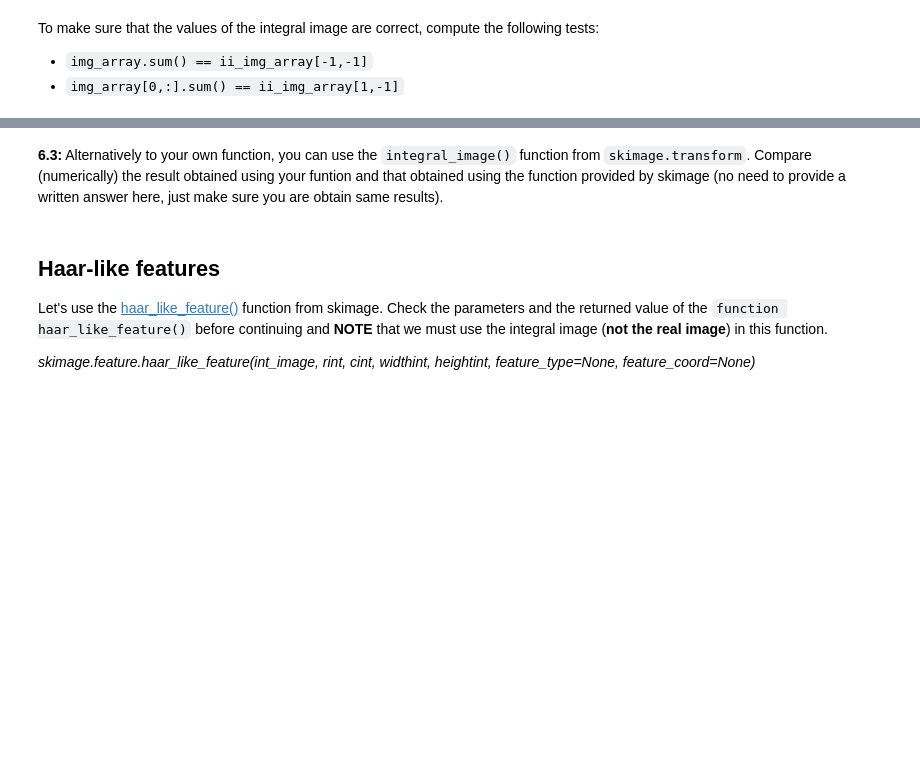
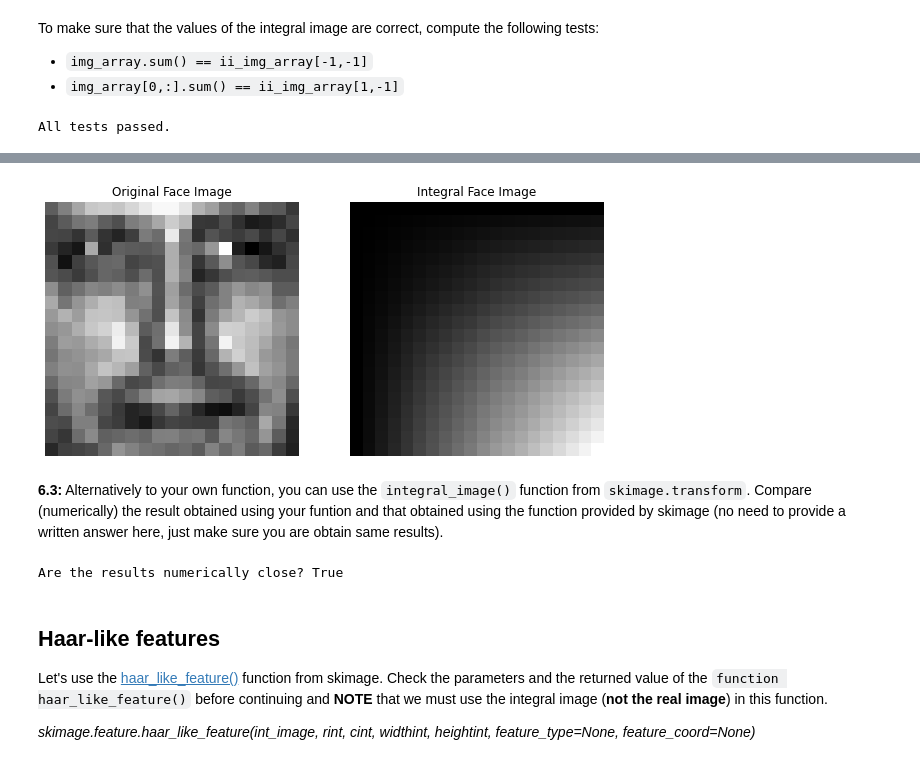
Before and after one commit to dacxjo/computer_vision, a Jupyter notebook: Labs/p5/P5_2023_students.ipynb, the cells around one changed output, grey strips where cells are left out. Drawn from its saved outputs; the diff is of its cells as text; code cells hidden in the pictures; blank space fills up the shorter version.

```diff
--- a/Labs/p5/P5_2023_students.ipynb
+++ b/Labs/p5/P5_2023_students.ipynb
@@ -518,2 +519,14 @@ Accuracy with normalized features: 0.0
+# %%
+# Your solution here
+def lm_features_rgb(rgb_image, n_bins=12):
+    # Separate the RGB channels and calculate histograms for each channel
+    hist_r, _ = histogram((img_as_float(rgb_image)[:,:,0]), nbins=n_bins)
+    hist_g, _ = histogram((img_as_float(rgb_image)[:,:,1]), nbins=n_bins)
+    hist_b, _ = histogram((img_as_float(rgb_image)[:,:,2]), nbins=n_bins)
+
+    # Concatenate histograms to create a feature vector
+    color_features = np.concatenate([hist_r, hist_g, hist_b])
+
+    return color_features
 # %%
 # Try your function
@@ -590,3 +653,13 @@ Try your function using a `5x5` random grayscale image. Visualize both the origi
+# %%
+#your solution
+def to_integral_image(image):
+    # Add an additional row and column full of zeros
+    integral_image = np.zeros((image.shape[0] + 1, image.shape[1] + 1))
+
+    # Compute the cumulative sum along rows and columns
+    integral_image[1:, 1:] = np.cumsum(np.cumsum(image, axis=0), axis=1)
+
+    return integral_image
 # %%
 # Visualizing results on a random grayscale image
 random_img = np.random.rand(5,5)
@@ -601,3 +672,11 @@ To make sure that the values of the integral image are correct, compute the foll
+# %%
+#your solution
+# Tests
+assert random_img.sum() == integral_img[-1, -1]
+assert random_img[0, :].sum() == integral_img[1, -1]
+print("All tests passed.")
+# %% [output]
+All tests passed.
 # %% [markdown]
 **6.2** Let's check in real images. Choose an image from the directory ``./faces``, visualize both the original and the integral image, and make the same test that in the previous question.
 
@@ -608,2 +685,24 @@ Here is an example (you don't have to pick this image, you can do it at random):
+# %%
+#your solution
+
+face_im = io.imread("images/faces/face00001.png")
+
+# Compute the integral image
+integral_face_img = to_integral_image(face_im)
+
+# Display the original and the integral image side by side
+fig, axs = plt.subplots(1, 2, figsize=(10, 5))
+
+axs[0].imshow(face_im, cmap='gray')
+axs[0].axis('off')
+axs[0].set_title('Original Face Image')
+
+axs[1].imshow(integral_face_img, cmap='gray')
+axs[1].axis('off')
+axs[1].set_title('Integral Face Image')
+
+plt.show()
+# %% [output]
+[figure, added]
 # %% [markdown]
 **6.3:** Alternatively to your own function, you can use the ``integral_image()`` function from ``skimage.transform``. Compare (numerically) the result obtained using your funtion and that obtained using the function provided by skimage (no need to provide a written answer here, just make sure you are obtain same results).
@@ -612,3 +709,18 @@ Here is an example (you don't have to pick this image, you can do it at random):
+# %%
+#your solution
+
+# Compute the integral image using the custom function
+integral_image_custom = to_integral_image(face_im)
+
+# Compute the integral image using skimage's integral_image function
+integral_image_skimage = integral_image(face_im)
+
+# Compare the results numerically
+are_results_close = np.allclose(integral_image_custom[1:,1:], integral_image_skimage)
+
+print("Are the results numerically close?", are_results_close)
+# %% [output]
+Are the results numerically close? True
 # %% [markdown]
 ## Haar-like features
 
```
Also changed, not shown: parts of 56 cells of this notebook.
